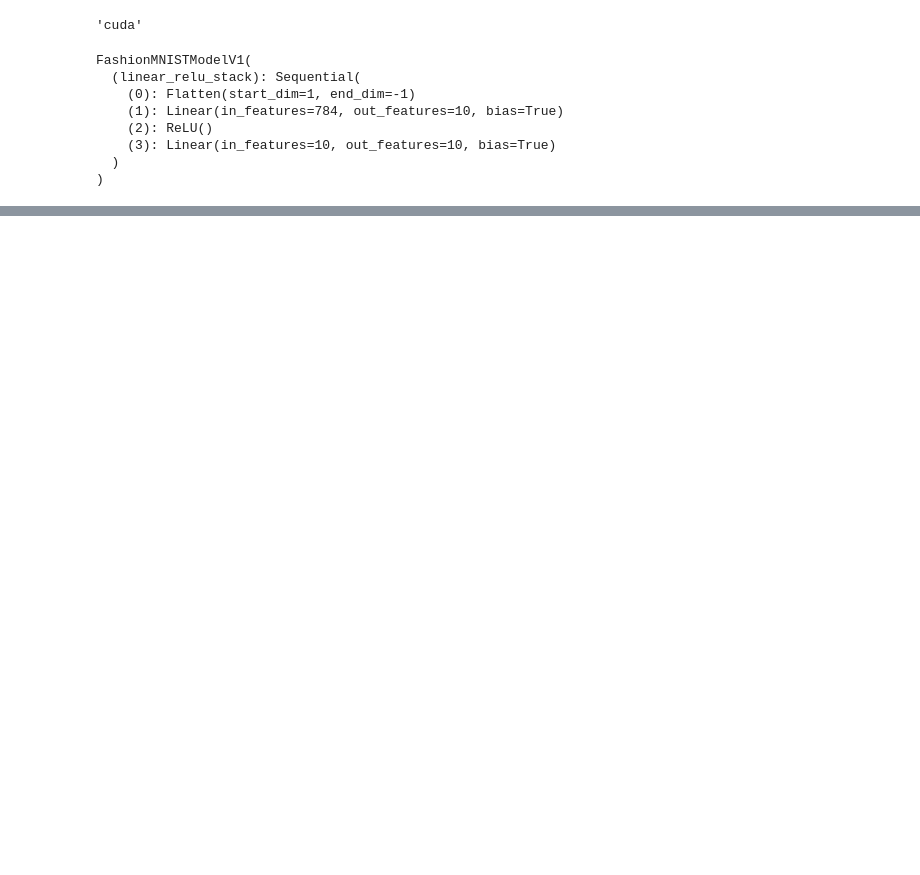
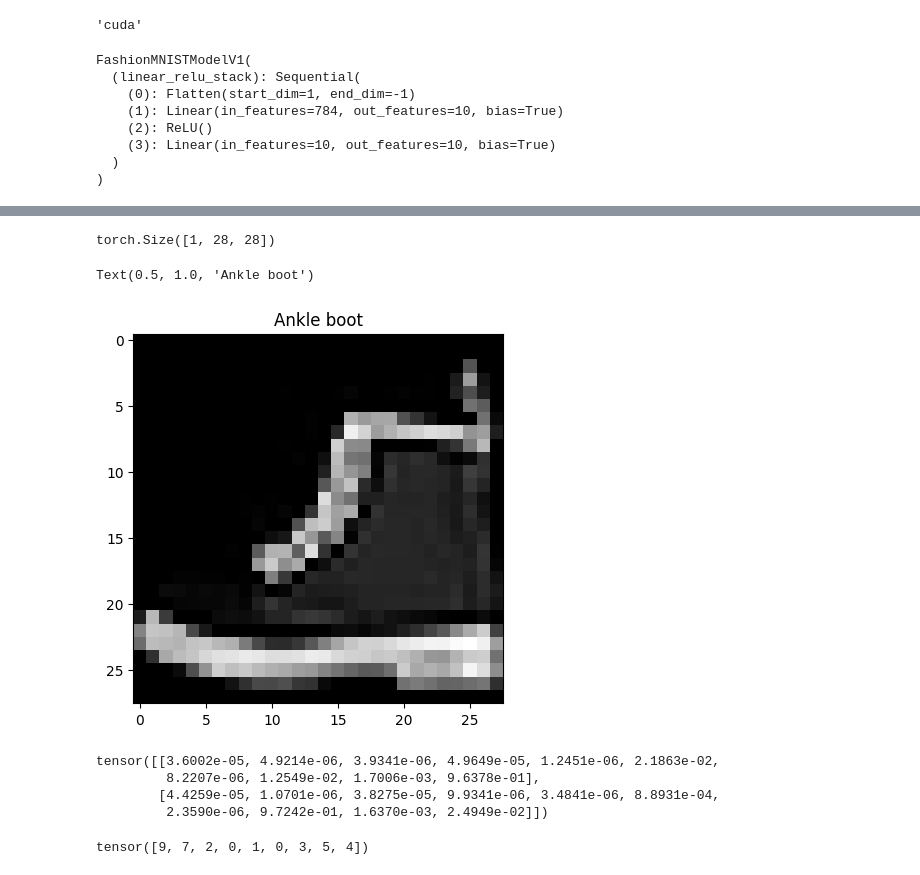
Before and after one commit to SaFaUU/PyTorch_for_DL, a Jupyter notebook: 03_pytorch_computer_vision.ipynb, the cells around one changed output, grey strips where cells are left out. Cells and saved outputs as stored; diff of their text form; code cells hidden in the pictures; blank space fills up the shorter version.

```diff
--- a/03_pytorch_computer_vision.ipynb
+++ b/03_pytorch_computer_vision.ipynb
@@ -443,0 +897,32 @@ Train time on cuda:0: 42.153 seconds
+# %%
+import random
+# random.seed(42)
+test_samples = []
+test_labels = []
+for sample, label in random.sample(list(test_data), k=9):
+    test_samples.append(sample)
+    test_labels.append(label)
+
+test_samples[0].shape
+# %% [output]
+torch.Size([1, 28, 28])
+# %%
+plt.imshow(test_samples[0].squeeze(), cmap="gray")
+plt.title(class_names[test_labels[0]])
+# %% [output]
+Text(0.5, 1.0, 'Ankle boot')
+[figure, added]
+# %%
+pred_probs = make_predictions(model=model_2, data=test_samples, device=device)
+
+pred_probs[:2]
+# %% [output]
+tensor([[3.6002e-05, 4.9214e-06, 3.9341e-06, 4.9649e-05, 1.2451e-06, 2.1863e-02,
+         8.2207e-06, 1.2549e-02, 1.7006e-03, 9.6378e-01],
+        [4.4259e-05, 1.0701e-06, 3.8275e-05, 9.9341e-06, 3.4841e-06, 8.8931e-04,
+         2.3590e-06, 9.7242e-01, 1.6370e-03, 2.4949e-02]])
+# %%
+pred_classes = pred_probs.argmax(dim=1)
+pred_classes
+# %% [output]
+tensor([9, 7, 2, 0, 1, 0, 3, 5, 4])
```
Also changed, not shown: parts of 38 cells of this notebook, 1 other file.
